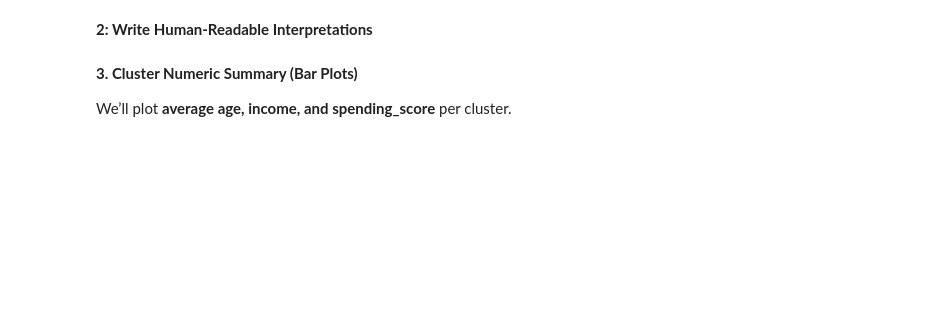
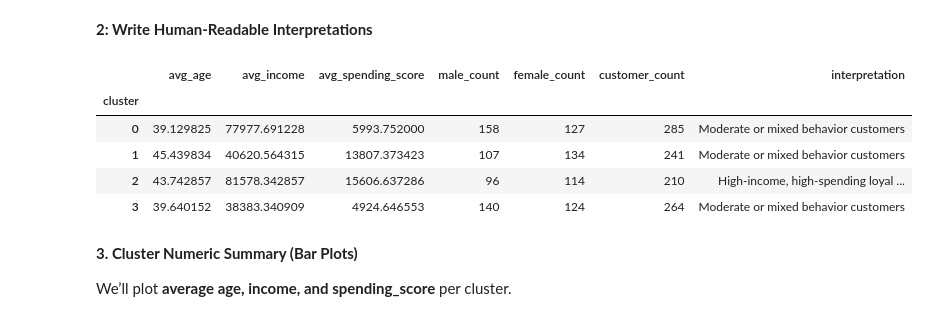
Before and after one commit to epythonlab2/AI_4_health, a Jupyter notebook: module_2_unsupervised_machine_learning.ipynb, the cells around one changed output. Cells and saved outputs as stored; diff of their text form; code cells hidden in the pictures; blank space fills up the shorter version.

```diff
--- a/module_2_unsupervised_machine_learning.ipynb
+++ b/module_2_unsupervised_machine_learning.ipynb
@@ -1048,10 +1048,10 @@ cluster_summary = (
     .agg(
         avg_age=("age", "mean"),
         avg_income=("income", "mean"),
-        avg_spending_score=("spending_score", "mean"),
+        avg_spending_score=("spending", "mean"),
         male_count=("gender", lambda x: (x == "Male").sum()),
         female_count=("gender", lambda x: (x == "Female").sum()),
-        customer_count=("customer_id", "count")
+        customer_count=("name", "count")
     )
 )
 
@@ -1062,20 +1067,24 @@ KeyError: "Column(s) ['customer_id', 'spending_score'] do not exist"
 **2: Write Human-Readable Interpretations**
 # %%
 def interpret_cluster(row):
-    if row["avg_income"] > 80 and row["avg_spending_score"] > 70:
+    if row["avg_income"] > 80000 and row["avg_spending_score"] > 15000:
         return "High-income, high-spending loyal customers"
-    elif row["avg_age"] < 30 and row["avg_spending_score"] > 65:
+    elif row["avg_age"] < 30 and row["avg_spending_score"] > 10000:
         return "Young frequent spenders"
-    elif row["avg_income"] > 80 and row["avg_spending_score"] < 40:
+    elif row["avg_income"] > 80000 and row["avg_spending_score"] < 6000:
         return "High-income but low engagement customers"
     else:
         return "Moderate or mixed behavior customers"
 
-cluster_summary["interpretation"] = cluster_summary.apply(
-    interpret_cluster, axis=1
-)
-
+cluster_summary["interpretation"] = cluster_summary.apply(interpret_cluster, axis=1)
 cluster_summary
+# %% [output]
+|  | avg_age | avg_income | avg_spending_score | male_count | female_count | customer_count | interpretation |
+| cluster |  |  |  |  |  |  |  |
+| 0 | 39.129825 | 77977.691228 | 5993.752000 | 158 | 127 | 285 | Moderate or mixed behavior customers |
+| 1 | 45.439834 | 40620.564315 | 13807.373423 | 107 | 134 | 241 | Moderate or mixed behavior customers |
+| 2 | 43.742857 | 81578.342857 | 15606.637286 | 96 | 114 | 210 | High-income, high-spending loyal ... |
+| 3 | 39.640152 | 38383.340909 | 4924.646553 | 140 | 124 | 264 | Moderate or mixed behavior customers |
 # %% [markdown]
 **3. Cluster Numeric Summary (Bar Plots)**
 
```
Also changed, not shown: parts of 22 cells of this notebook.
